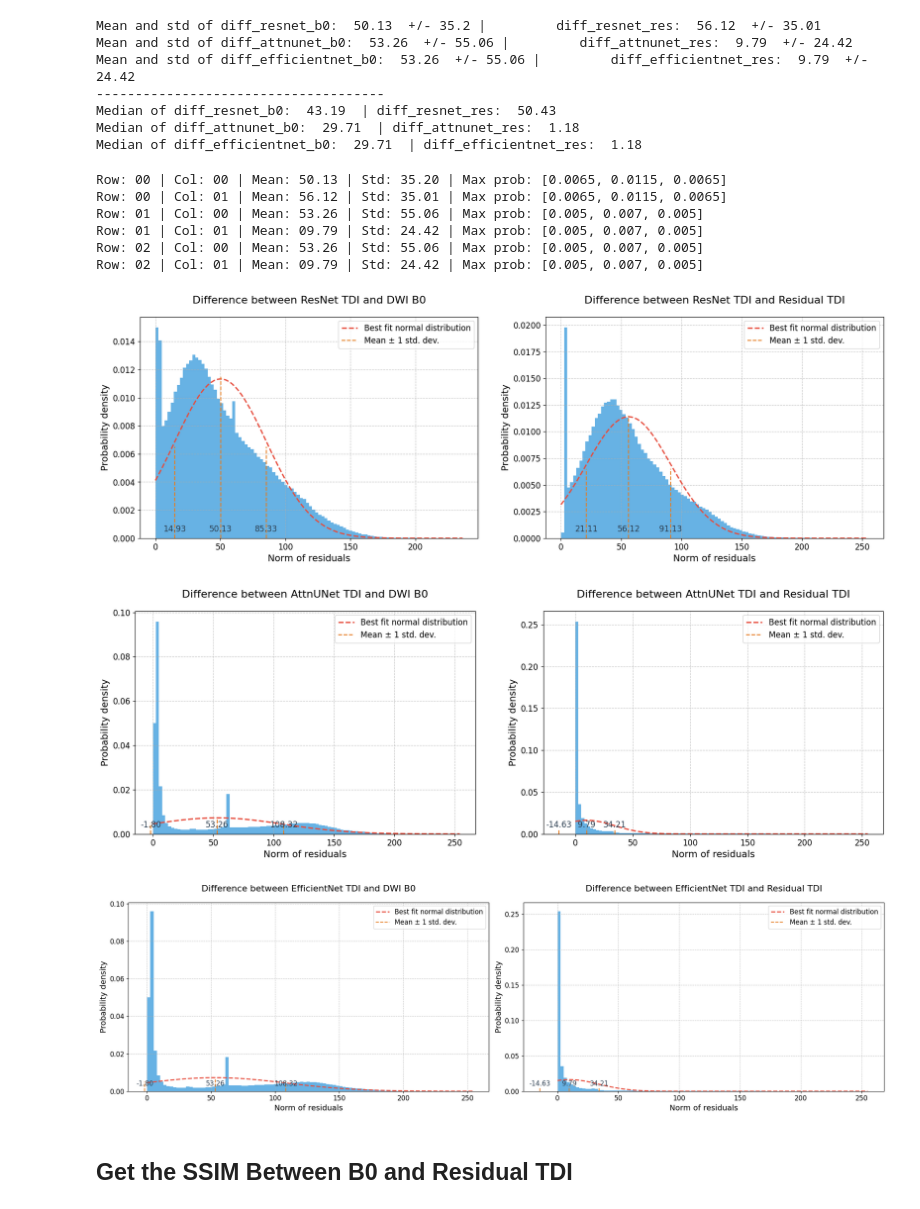
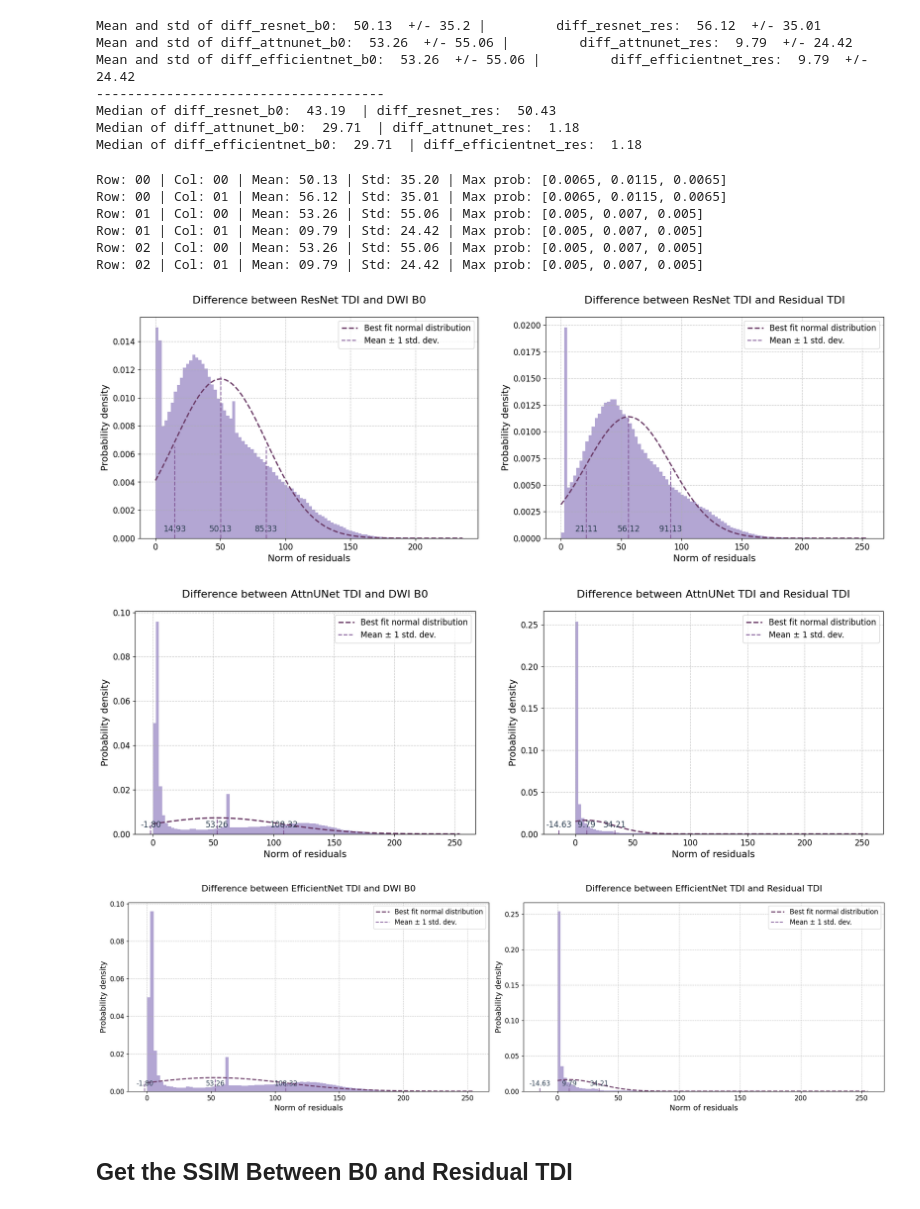
Before and after one commit to Hana-Ali/Deep-Learning-For-SC, a Jupyter notebook: Marmoset_Residual_Training/evaluation/residual_evaluation.ipynb, the cells around one changed output. Saved outputs shown, nothing was run; the diff lists cells and outputs as text; code cells hidden in the pictures.

Commit message:
made the plots prettier

```diff
--- a/Marmoset_Residual_Training/evaluation/residual_evaluation.ipynb
+++ b/Marmoset_Residual_Training/evaluation/residual_evaluation.ipynb
@@ -3,7 +3,7 @@ import nibabel as nib
 import numpy as np
 import os
 
-labs = True
+labs = False
 if labs:
     # Define the path to the tractograms to evaluate
     results_path = "/media/hsa22/Expansion/residual_results"
@@ -159,12 +162,19 @@ RES_differences = [diff_resnet_res.flatten(), diff_attnunet_res.flatten(), diff_
 # %%
 import matplotlib.pyplot as plt
 from scipy.stats import norm
+import seaborn as sns
+
+# Generate a cubehelix color palette with pinkish and purpleish tones
+color_palette = sns.cubehelix_palette(8, start=0.8, rot=-0.4, dark=0.3, light=0.8)
+pinkish = color_palette[3]  # Picking the light pink color from the palette
+purpleish = color_palette[7]  # Picking the light purple color from the palette
+inbetween = color_palette[5]  # Picking the light purple color from the palette
 
 # Soft color palette
-hist_color = '#3498db'  # blue
-line_color = '#e74c3c'  # red
+hist_color = pinkish  # blue
+line_color = purpleish  # red
 mean_color = '#2c3e50'  # dark gray
-annotation_color = '#e67e22'  # orange
+annotation_color = inbetween  # orange
 
 # Lists to loop over
 conditions = [('DWI B0', B0_differences, B0_means, B0_stds, B0_medians), ('Residual TDI', RES_differences, RES_means, RES_stds, RES_medians)]
@@ -207,36 +217,36 @@ for row in range(3):  # Looping over 3 models
         ax.annotate(f'{mean:.2f}', (mean, 0), textcoords="offset points", xytext=(0,10), ha='center', fontsize=12, color=mean_color)
         ax.annotate(f'{mean + std:.2f}', (mean + std, 0), textcoords="offset points", xytext=(0,10), ha='center', fontsize=12, color=mean_color)
         ax.annotate(f'{mean - std:.2f}', (mean - std, 0), textcoords="offset points", xytext=(0,10), ha='center', fontsize=12, color=mean_color)
 
         # Improve labels and title
         ax.set_xlabel('Norm of residuals', fontsize=14)
         ax.set_ylabel('Probability density', fontsize=14)
         ax.set_title(f'Difference between {model_names[row]} TDI and {label}', fontsize=16, pad=20)
 
         # Adding a grid for better readability
         ax.grid(True, linestyle='--', which='both', alpha=0.7, zorder=0)
 
         # Position the legend optimally and set its fontsize
         ax.legend(loc='upper right', fontsize=12)
 
         # Increase tick font size
         ax.tick_params(axis='both', labelsize=12)
 
 # Ensure everything fits without clipping
 fig.tight_layout()
 
 # Display the plot
 plt.show()
 # %% [output]
 Row: 00 | Col: 00 | Mean: 50.13 | Std: 35.20 | Max prob: [0.0065, 0.0115, 0.0065]
 Row: 00 | Col: 01 | Mean: 56.12 | Std: 35.01 | Max prob: [0.0065, 0.0115, 0.0065]
 Row: 01 | Col: 00 | Mean: 53.26 | Std: 55.06 | Max prob: [0.005, 0.007, 0.005]
 Row: 01 | Col: 01 | Mean: 09.79 | Std: 24.42 | Max prob: [0.005, 0.007, 0.005]
 Row: 02 | Col: 00 | Mean: 53.26 | Std: 55.06 | Max prob: [0.005, 0.007, 0.005]
 Row: 02 | Col: 01 | Mean: 09.79 | Std: 24.42 | Max prob: [0.005, 0.007, 0.005]
-[figure, old version]
+[figure, new version]
-[figure, old version]
+[figure, new version]
-[figure, old version]
+[figure, new version]
 # %% [markdown]
 ## **Get the SSIM Between B0 and Residual TDI**
 # %%
```
Also changed, not shown: parts of 6 cells of this notebook.
